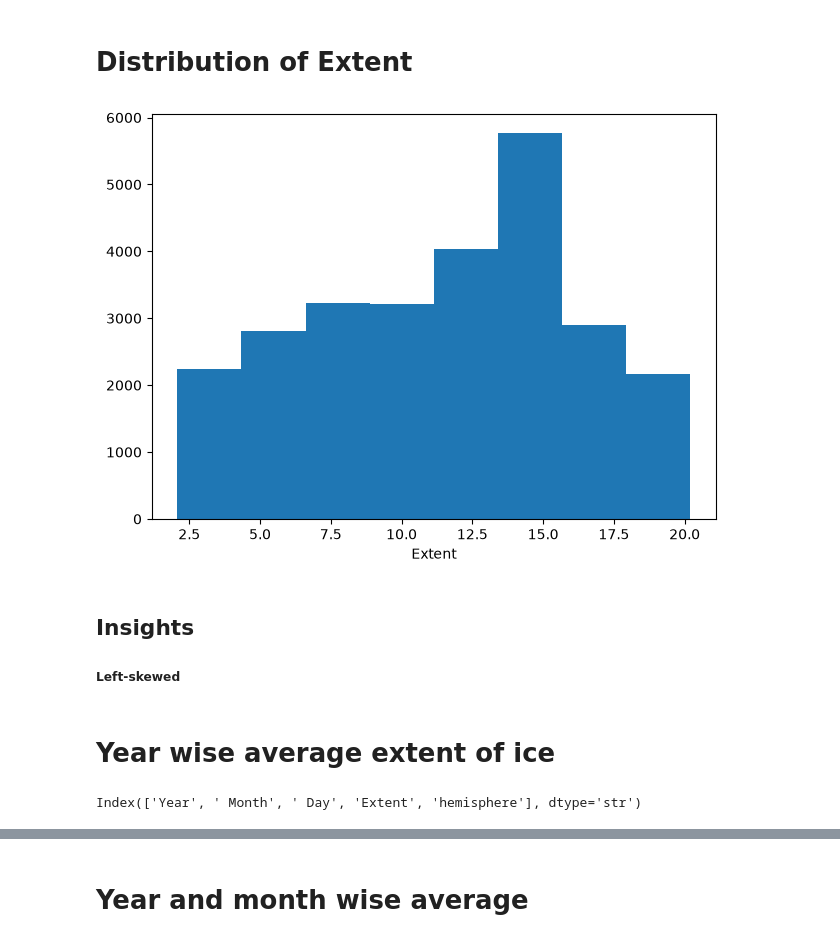
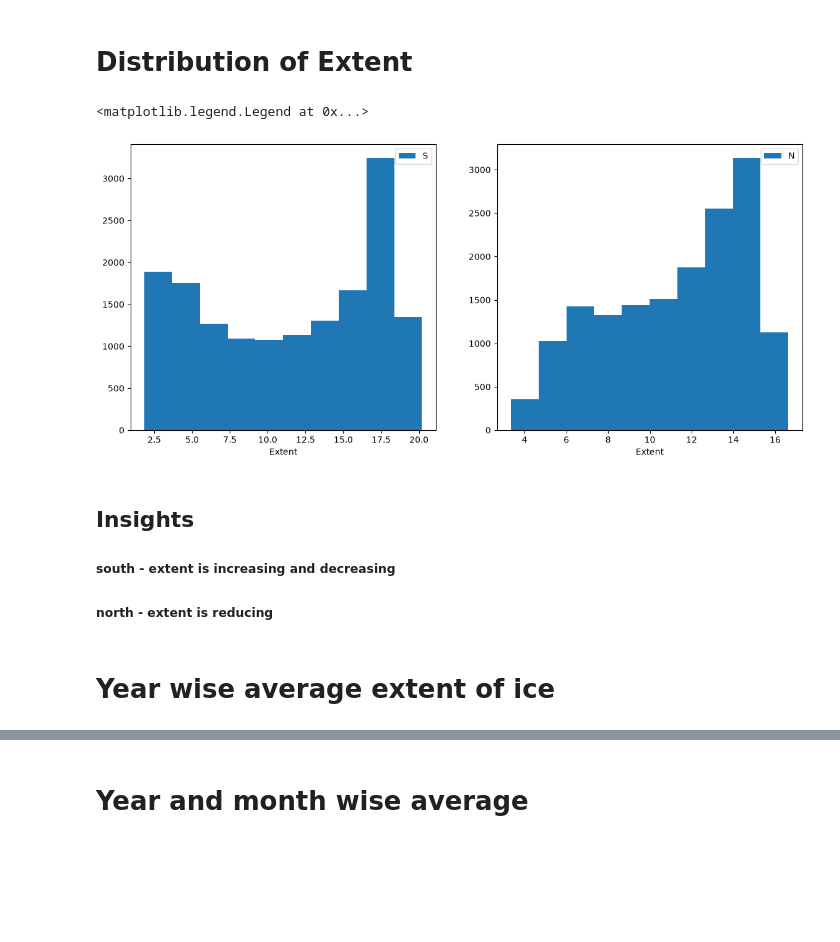
Before and after one commit to MagarVivek009/Exploratory-Data-Analysis-EDA-, a Jupyter notebook: seaice.ipynb, the cells around one changed output, grey strips where cells are left out. Cells and saved outputs as stored; diff of their text form; code cells hidden in the pictures; blank space fills up the shorter version.

Commit message:
new data set if seaice found till 2026

```diff
--- a/seaice.ipynb
+++ b/seaice.ipynb
@@ -5,6 +5,7 @@ import pandas as pd
 import matplotlib.pyplot as plt
 import seaborn as sns
 # %%
-df = pd.read_csv(r"C:\Users\Vivek\Downloads\seaice.csv\seaice.csv")
+df_s = pd.read_csv(r"C:\Users\Vivek\Downloads\S_seaice_extent_daily_v4.0.csv")
+df_n = pd.read_csv(r"C:\Users\Vivek\Downloads\N_seaice_extent_daily_v4.0.csv")
 # %% [markdown]
 # Overview
@@ -101,19 +54,22 @@ df[df['hemisphere']=="south"].describe(include="all")
 # %% [markdown]
 # Distribution of Extent
 # %%
-fig, ax = plt.subplots()
-ax.hist(df['Extent'],bins =8)
-ax.set_xlabel("Extent")
-plt.tight_layout()
+fig, ax = plt.subplots(1,2,figsize = (14,6))
+ax[0].hist(df_s['extent'],bins =10)
+ax[0].set_xlabel("Extent")
+ax[0].legend("South")
+
+ax[1].hist(df_n['extent'],bins=10)
+ax[1].set_xlabel("Extent")
+ax[1].legend("North")
+#plt.tight_layout()
 # %% [output]
+<matplotlib.legend.Legend at 0x...>
-[figure, old version]
+[figure, new version]
 # %% [markdown]
 ## Insights
-##### Left-skewed
+##### south - extent is increasing and decreasing
+##### north - extent is reducing
 # %% [markdown]
 # Year wise average extent of ice
-# %%
-df.columns
-# %% [output]
-Index(['Year', ' Month', ' Day', 'Extent', 'hemisphere'], dtype='str')
 # %%
```
Also changed, not shown: parts of 37 cells of this notebook.
